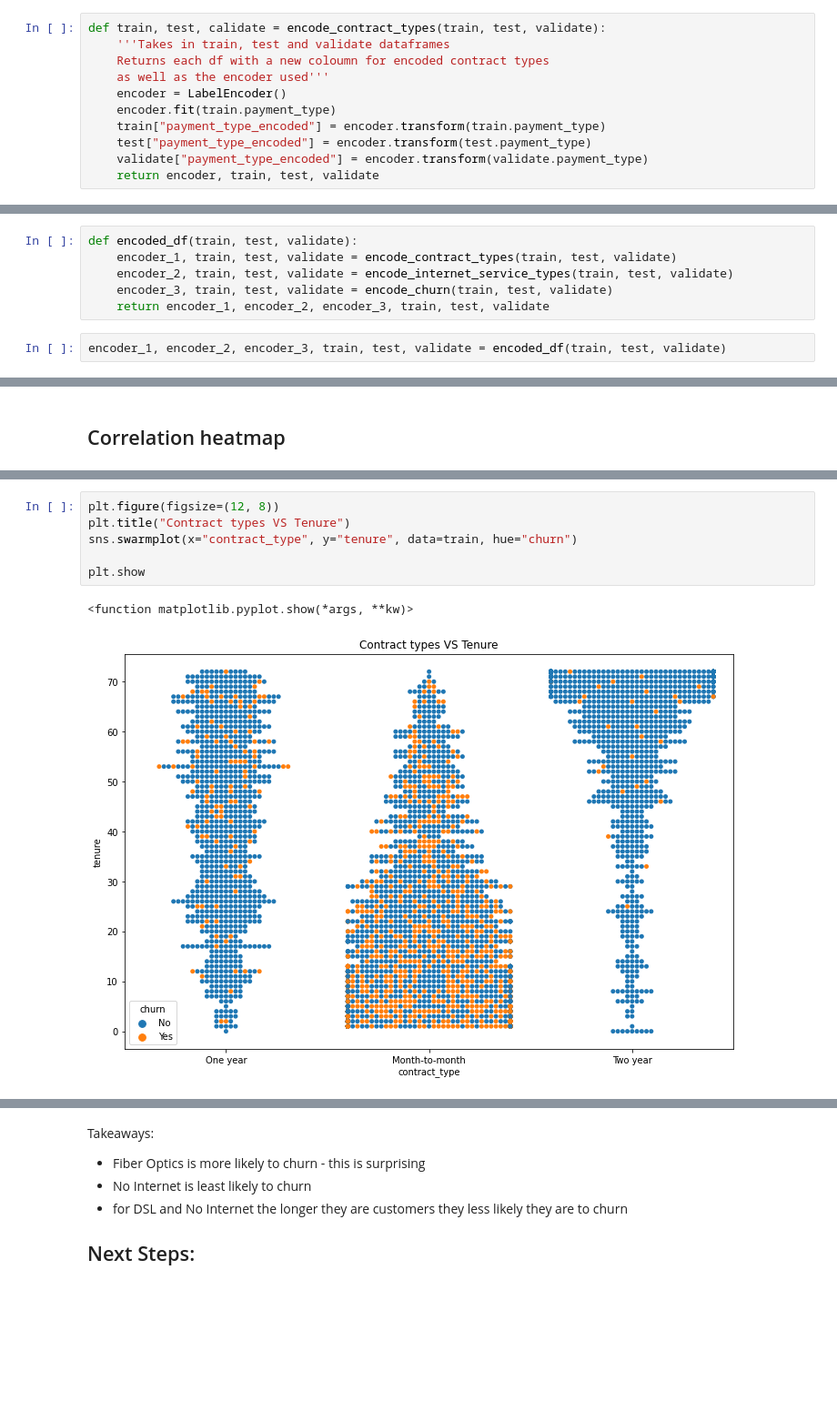
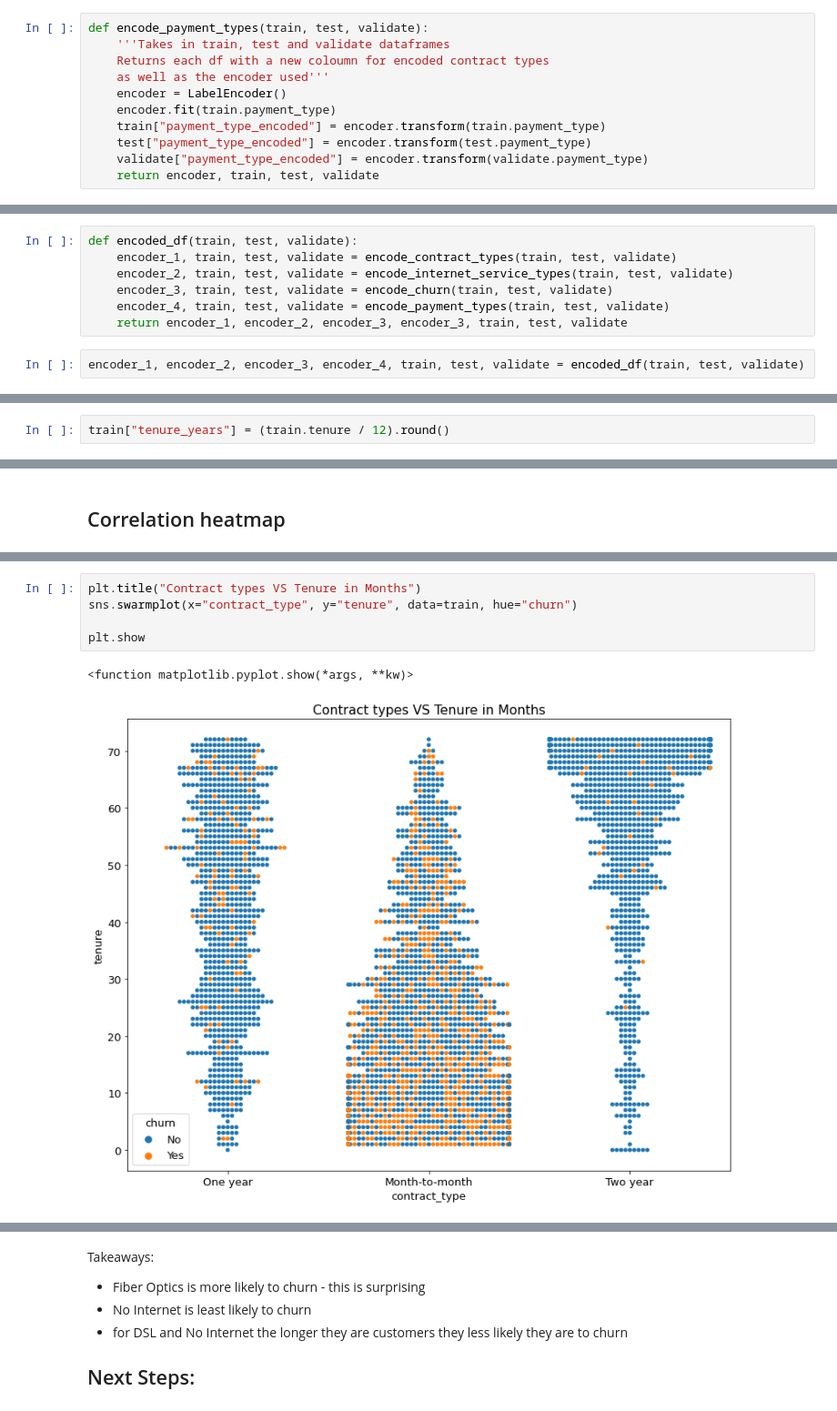
Before and after one commit to Churning-Up-the-Heat/classification-project, a Jupyter notebook: scratchpad_yk.ipynb, the cells around one changed output, grey strips where cells are left out. Shown at 91% size. Drawn from its saved outputs; the diff is of its cells as text; blank space fills up the shorter version.

```diff
--- a/scratchpad_yk.ipynb
+++ b/scratchpad_yk.ipynb
@@ -124,6 +124,6 @@ def encode_internet_service_types(train, test, validate):
     return encoder, train, test, validate
 # %%
-def train, test, calidate = encode_contract_types(train, test, validate):
+def encode_payment_types(train, test, validate):
     '''Takes in train, test and validate dataframes
     Returns each df with a new coloumn for encoded contract types
     as well as the encoder used'''
@@ -149,9 +149,10 @@ def encoded_df(train, test, validate):
     encoder_1, train, test, validate = encode_contract_types(train, test, validate)
     encoder_2, train, test, validate = encode_internet_service_types(train, test, validate)
     encoder_3, train, test, validate = encode_churn(train, test, validate)
-    return encoder_1, encoder_2, encoder_3, train, test, validate
+    encoder_4, train, test, validate = encode_payment_types(train, test, validate)
+    return encoder_1, encoder_2, encoder_3, encoder_3, train, test, validate
 # %%
-encoder_1, encoder_2, encoder_3, train, test, validate = encoded_df(train, test, validate)
+encoder_1, encoder_2, encoder_3, encoder_4, train, test, validate = encoded_df(train, test, validate)
 # %%
 train.sample(4)
 # %% [output]
@@ -172,3 +175,5 @@ print(validate.shape)
+# %%
+train["tenure_years"] = (train.tenure / 12).round()
 # %% [markdown]
 # Explore
 # %% [markdown]
@@ -192,9 +243,8 @@ sns.heatmap(train.corr(), annot=True, cmap='Purples', fmt='.2%')
 # %%
-plt.figure(figsize=(12, 8))
-plt.title("Contract types VS Tenure")
+plt.title("Contract types VS Tenure in Months")
 sns.swarmplot(x="contract_type", y="tenure", data=train, hue="churn")
 
 plt.show
 # %% [output]
 <function matplotlib.pyplot.show(*args, **kw)>
-[figure, old version]
+[figure, new version]
```
Also changed, not shown: parts of 30 cells of this notebook.
